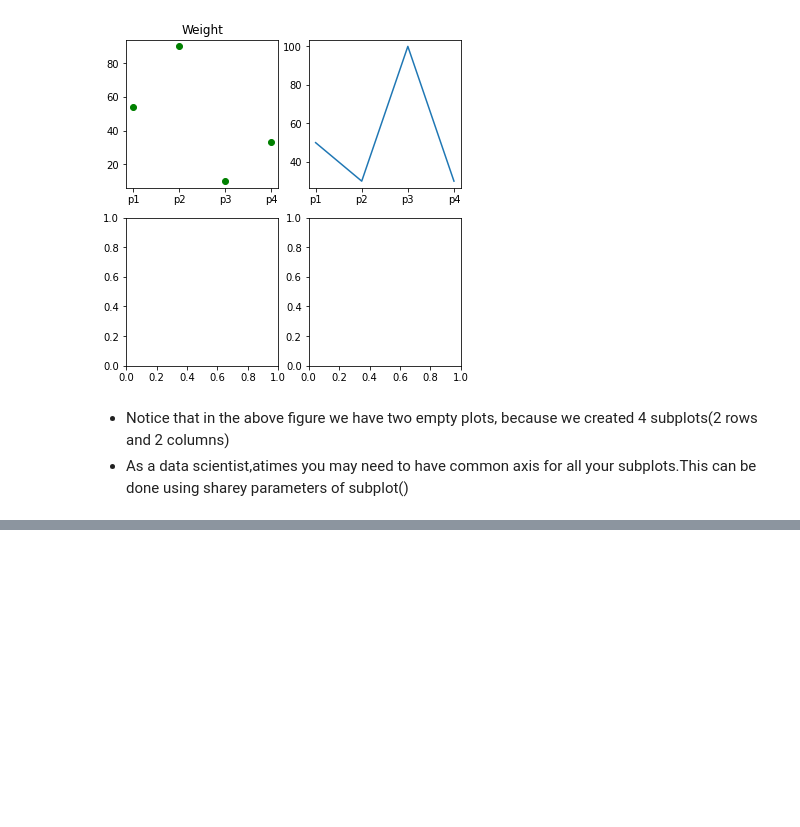
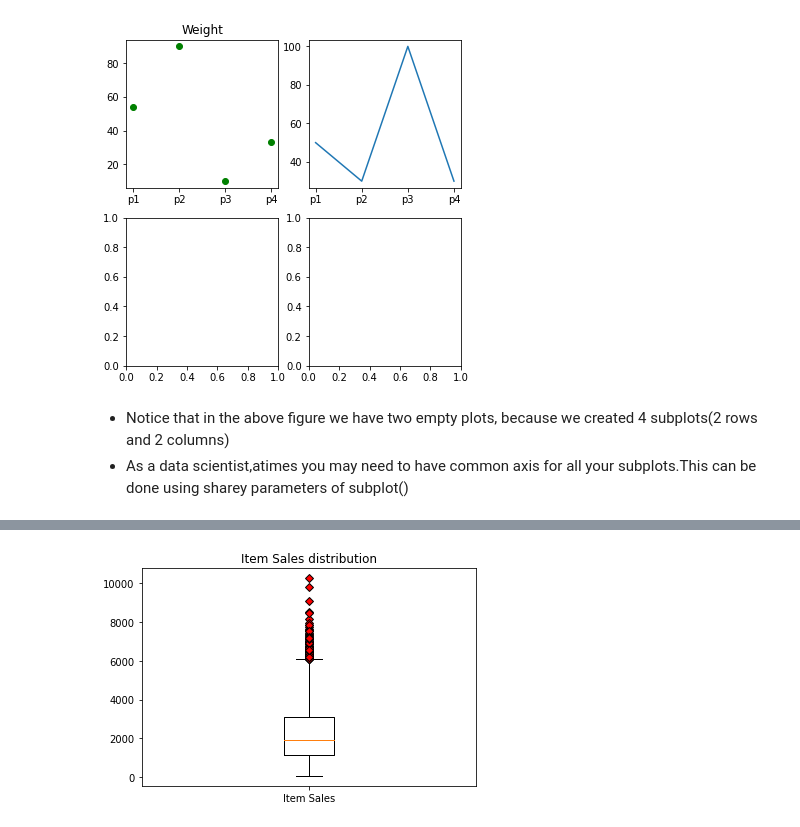
Before and after one commit to peterwainah/Data_analysi, a Jupyter notebook: Data Visualization .ipynb, the cells around one changed output, grey strips where cells are left out. Cells and saved outputs as stored; diff of their text form; code cells hidden in the pictures; blank space fills up the shorter version.

```diff
--- a/Data Visualization .ipynb
+++ b/Data Visualization .ipynb
@@ -124,0 +224,10 @@ ax[1].set_xticklabels(labels=['p1','p2','p3','p4']);
+# %%
+Bm_data = Bm[['Item_Outlet_Sales']]
+# create oulier point shape
+red_diamond = dict(markerfacecolor='r', marker='D')
+# set title
+plt.title('Item Sales distribution')
+# make boxplot
+plt.boxplot(Bm_data.values, labels=['Item Sales'], flierprops=red_diamond);
+# %% [output]
+[figure, added]
```
Also changed, not shown: parts of 19 cells of this notebook.
